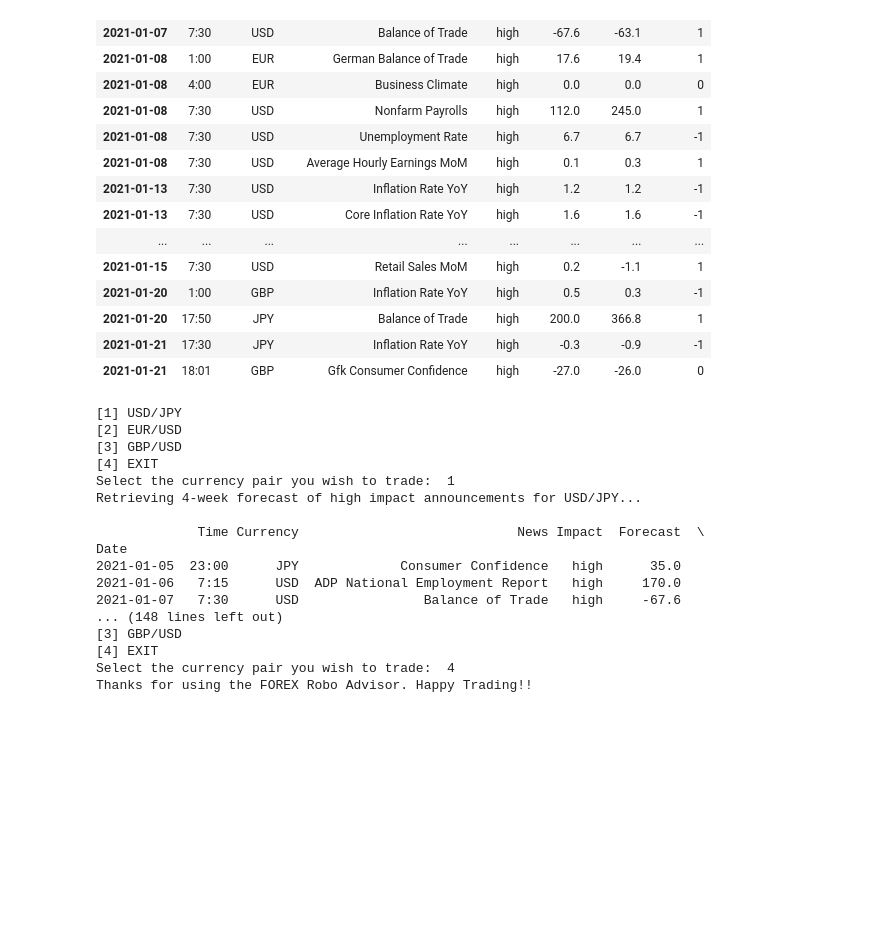
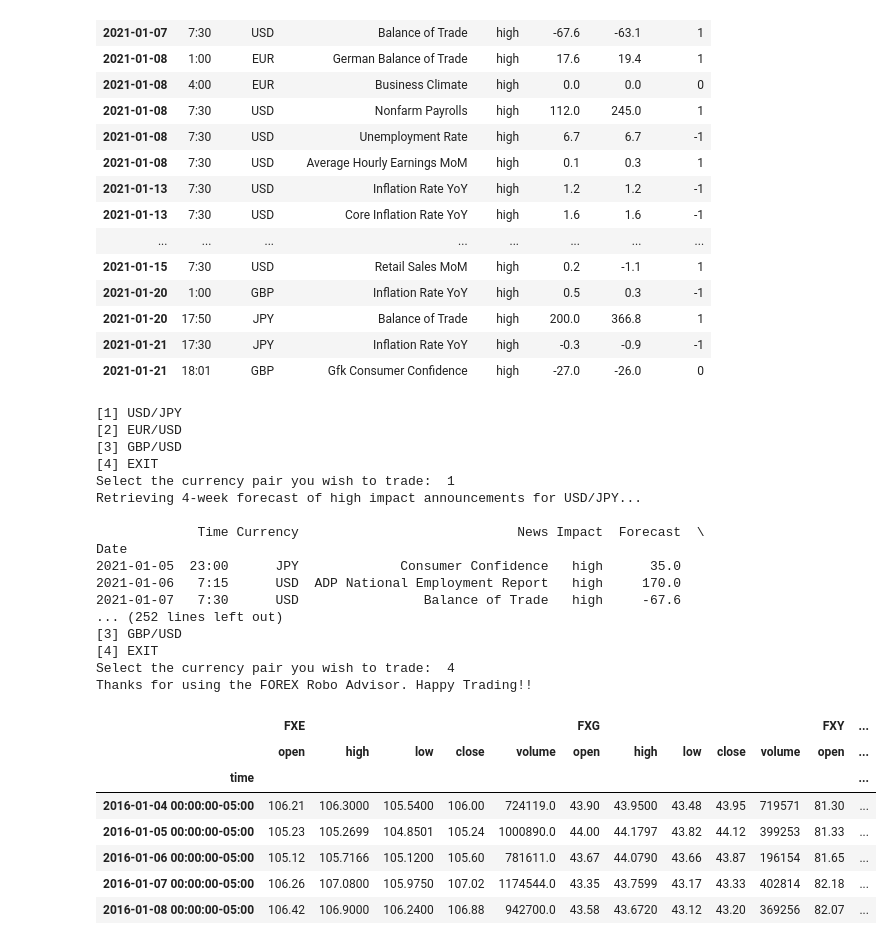
Before and after one commit to lchristij/Project-01, a Jupyter notebook: eRoboAd.ipynb, the cells around one changed output. Cells and saved outputs as stored; diff of their text form; code cells hidden in the pictures; blank space fills up the shorter version.

```diff
--- a/eRoboAd.ipynb
+++ b/eRoboAd.ipynb
@@ -362,23 +365,32 @@ def get_pair_con(target_pair, base, quote):
 
     #Compare the number of positive vs. negative consensus for the base and quoted currency and give recommendation
     if (tot_base_neg_sum > tot_base_pos_sum) and (tot_quote_pos_sum > tot_quote_neg_sum):
-        print(f"The consensus for the next 4 weeks is overall negative for the {base} and positive for the {quote} therefore the recommendation is to sell the {base}/{quote}")
+        print(f"The consensus for the next 4 weeks is overall negative for the {base} and"
+              f" positive for the {quote} therefore the recommendation is to sell the {base}/{quote}")
     elif (tot_base_neg_sum < tot_base_pos_sum) and (tot_quote_pos_sum < tot_quote_neg_sum):
-        print(f"The consensus for the next 4 weeks is overall positive for the {base} and negative for the {quote} therefore the recommendation is to buy {base}/{quote}")
+        print(f"The consensus for the next 4 weeks is overall positive for the {base} and negative for"
+              f" the {quote} therefore the recommendation is to buy {base}/{quote}")
     elif (tot_base_neg_sum > tot_base_pos_sum) and (tot_quote_pos_sum < tot_quote_neg_sum):
-        print(f"The consensus for the next 4 weeks is overall neutral for the {base}/{quote}. Trade at your own discretion")
+        print(f"The consensus for the next 4 weeks is overall neutral for the {base}/{quote}. Trade at"
+              f" your own discretion")
     elif (tot_base_neg_sum < tot_base_pos_sum) and (tot_quote_pos_sum > tot_quote_neg_sum):
-        print(f"The consensus for the next 4 weeks is overall neutral for the {base}/{quote}. Trade at your own discretion")
+        print(f"The consensus for the next 4 weeks is overall neutral for the {base}/{quote}. Trade at"
+              f" your own discretion")
     elif (tot_base_neg_sum == tot_base_pos_sum) and (tot_quote_pos_sum < tot_quote_neg_sum):
-        print(f"The consensus for the next 4 weeks is overall positive for the {base} and negative for the {quote} therefore the recommendation is to buy {base}/{quote}")
+        print(f"The consensus for the next 4 weeks is overall positive for the {base} and negative for"
+              f" the {quote} therefore the recommendation is to buy {base}/{quote}")
     elif (tot_base_neg_sum < tot_base_pos_sum) and (tot_quote_pos_sum == tot_quote_neg_sum):
-        print(f"The consensus for the next 4 weeks is overall positive for the {base} and negative for the {quote} therefore the recommendation is to buy {base}/{quote}")
+        print(f"The consensus for the next 4 weeks is overall positive for the {base} and negative for"
+              f" the {quote} therefore the recommendation is to buy {base}/{quote}")
     elif (tot_base_neg_sum == tot_base_pos_sum) and (tot_quote_pos_sum > tot_quote_neg_sum):
-        print(f"The consensus for the next 4 weeks is overall negative for the {base} and positive for the {quote} therefore the recommendation is to sell the {base}/{quote}")
+        print(f"The consensus for the next 4 weeks is overall negative for the {base} and positive for"
+              f" the {quote} therefore the recommendation is to sell the {base}/{quote}")
     elif (tot_base_neg_sum > tot_base_pos_sum) and (tot_quote_pos_sum == tot_quote_neg_sum):
-        print(f"The consensus for the next 4 weeks is overall negative for the {base} and positive for the {quote} therefore the recommendation is to sell the {base}/{quote}")
+        print(f"The consensus for the next 4 weeks is overall negative for the {base} and positive for"
+              f" the {quote} therefore the recommendation is to sell the {base}/{quote}")
     elif (tot_base_neg_sum == tot_base_pos_sum) and (tot_quote_pos_sum == tot_quote_neg_sum):
-        print(f"The consensus for the next 4 weeks is overall neutral for the {base}/{quote}. Trade at your own discretion")
+        print(f"The consensus for the next 4 weeks is overall neutral for the {base}/{quote}. Trade at"
+              f" your own discretion")
 
 pair_menu()
 pair_option = int(input("Select the currency pair you wish to trade: "))
@@ -414,7 +426,7 @@ Date
 2021-01-05  23:00      JPY             Consumer Confidence   high      35.0
 2021-01-06   7:15      USD  ADP National Employment Report   high     170.0
 2021-01-07   7:30      USD                Balance of Trade   high     -67.6
-... (148 lines left out)
+... (252 lines left out)
 [3] GBP/USD
 [4] EXIT
 Select the currency pair you wish to trade:  4
@@ -421,0 +444,30 @@ Thanks for using the FOREX Robo Advisor. Happy Trading!!
+# %%
+# Set timeframe to '1D'
+timeframe = "1D"
+
+# Set start and end datetimes between now and 5 years ago.
+start_date = pd.Timestamp("2016-01-01", tz="America/New_York").isoformat()
+end_date = pd.Timestamp("2021-01-04", tz="America/New_York").isoformat()
+
+# Set the ticker information
+symbols = ["FXE","FXY","FXG"]
+
+# Get 5 year's worth of historical price data
+df_symbols = api.get_barset(
+    symbols,
+    timeframe,
+    start=start_date,
+    end=end_date
+).df
+
+# Display sample data
+df_symbols.head()
+# %% [output]
+|  | FXE |  |  |  |  | FXG |  |  |  |  | FXY | ... |
+|  | open | high | low | close | volume | open | high | low | close | volume | open | ... |
+| time |  |  |  |  |  |  |  |  |  |  |  | ... |
+| 2016-01-04 00:00:00-05:00 | 106.21 | 106.3000 | 105.5400 | 106.00 | 724119.0 | 43.90 | 43.9500 | 43.48 | 43.95 | 719571 | 81.30 | ... |
+| 2016-01-05 00:00:00-05:00 | 105.23 | 105.2699 | 104.8501 | 105.24 | 1000890.0 | 44.00 | 44.1797 | 43.82 | 44.12 | 399253 | 81.33 | ... |
+| 2016-01-06 00:00:00-05:00 | 105.12 | 105.7166 | 105.1200 | 105.60 | 781611.0 | 43.67 | 44.0790 | 43.66 | 43.87 | 196154 | 81.65 | ... |
+| 2016-01-07 00:00:00-05:00 | 106.26 | 107.0800 | 105.9750 | 107.02 | 1174544.0 | 43.35 | 43.7599 | 43.17 | 43.33 | 402814 | 82.18 | ... |
+| 2016-01-08 00:00:00-05:00 | 106.42 | 106.9000 | 106.2400 | 106.88 | 942700.0 | 43.58 | 43.6720 | 43.12 | 43.20 | 369256 | 82.07 | ... |
```
Also changed, not shown: parts of 8 cells of this notebook.
